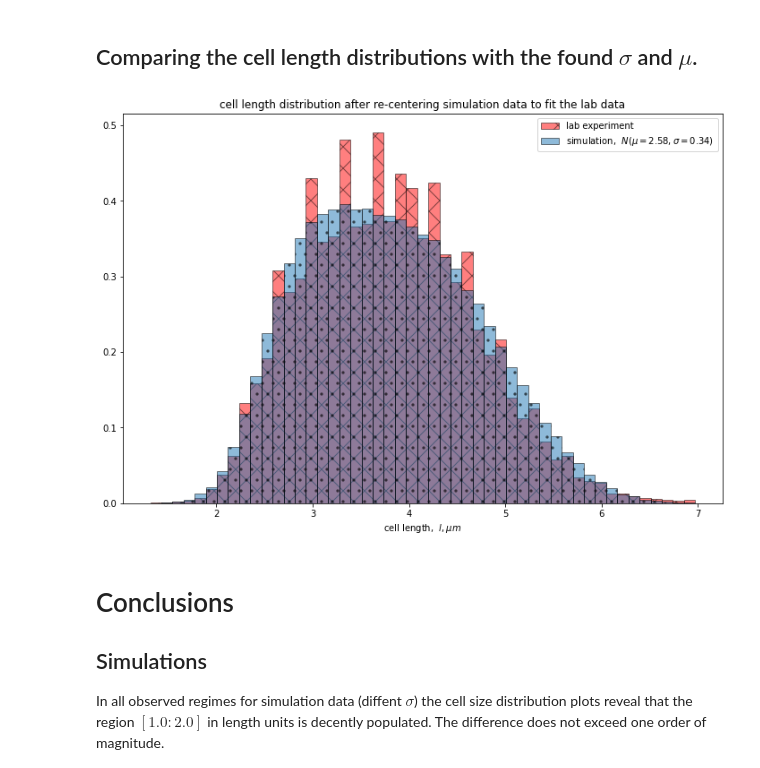
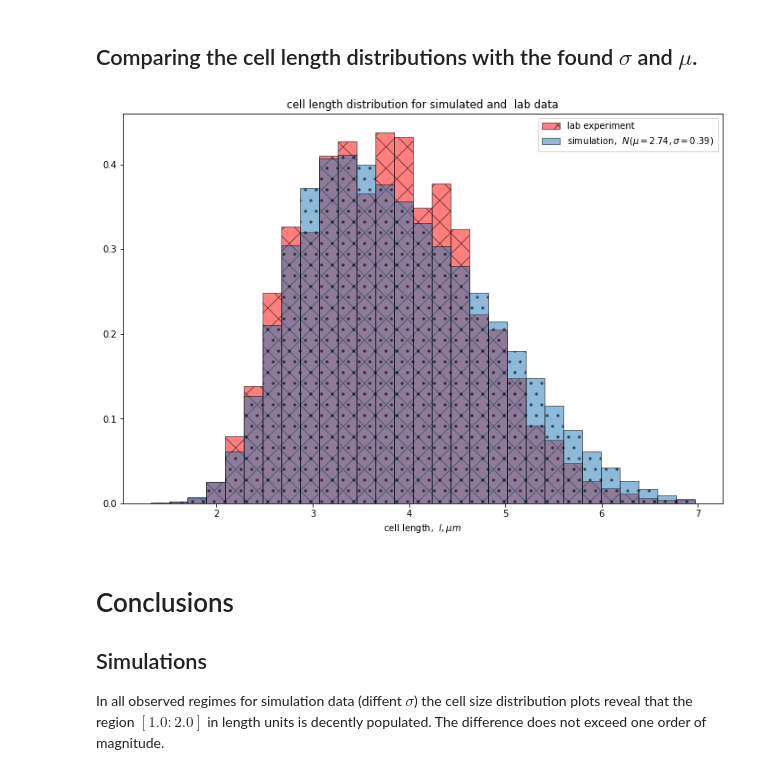
Before and after one commit to raalesir/bacterial_growth, a Jupyter notebook: bacterial_growth.ipynb, the cells around one changed output. Saved outputs shown, nothing was run; the diff lists cells and outputs as text; code cells hidden in the pictures.

```diff
--- a/bacterial_growth.ipynb
+++ b/bacterial_growth.ipynb
@@ -21,6 +21,17 @@ def Lt(t, T, l_0):
     n = 2**math.floor(t/T)
 
     return n, l, n*l
+# %%
+def Lt_exp(t, T, l_0):
+    """
+    height of the colony in the microchannel
+    as a functio of time
+    """
+
+    l = l_0* np.exp( np.log(2)*((t/T) - math.floor(t/T)))
+    n = 2**math.floor(t/T)
+
+    return n, l, n*l
 # %%
 def plot_data():
 
@@ -66,7 +90,8 @@ def get_distr_l_0(l_0, k, T):
     """
     lst =[]
     for t in range(k*T, (k+1)*T):
-        n, l, total_length = Lt(t, T, l_0)
+#         n, l, total_length = Lt(t, T, l_0)
+        n, l, total_length = Lt_exp(t, T, l_0)
         n_L_max  = int(L_max/total_length*n)
 #         print(t, n, l, n_L_max)
         lst.append((l, n_L_max))
@@ -137,6 +162,7 @@ annots = loadmat('/Users/alexey/Downloads/2.1MbpFromOri_rightArm.mat')
 fork_data = pd.DataFrame.from_dict(data = {'areas' : list(annots['areas'].T),
                                            'lengths': list(annots['lengths'].T),
                                            'longs': list(annots['longs'].T),
+                                           'shorts': list(annots['shorts'].T)
 
                                           }
                                   ).astype('float')
@@ -358,7 +392,7 @@ x_, y_ = run(mu=mu_min, sigma=sigma_min, n_channels=5000)
 
 min_bin = np.min(lab_data)
 max_bin = np.max(lab_data)
-bins = np.linspace(min_bin, max_bin, 50)
+bins = np.linspace(min_bin, max_bin, 30)
 
 v1, b1 = np.histogram(x_, bins=bins, density=True)
 v2, b2 = np.histogram(lab_data, bins=bins, density=True)
@@ -368,16 +402,16 @@ v2, b2 = np.histogram(lab_data, bins=bins, density=True)
 # %%
 plt.figure(figsize=(12,8))
 lab_data.hist( bins=bins, hatch='\/', edgecolor='black', color = 'red', density=True,alpha=.5,
         label='lab experiment')
 
 plt.hist(x_, bins=bins, hatch='.', edgecolor='black', density=True,alpha=.5,
          label='simulation,  $N( \mu=%1.2f, \sigma=%1.2f)$ '%(mu_min, sigma_min))
-plt.title('cell length distribution after re-centering simulation data to fit the lab data')
+plt.title('cell length distribution for simulated and  lab data')
 plt.xlabel('cell length,  $l,\mu m$')
 plt.legend()
 plt.grid()
 # %% [output]
-[figure, old version]
+[figure, new version]
 # %% [markdown]
 # Conclusions
 
```
Also changed, not shown: parts of 14 cells of this notebook.
